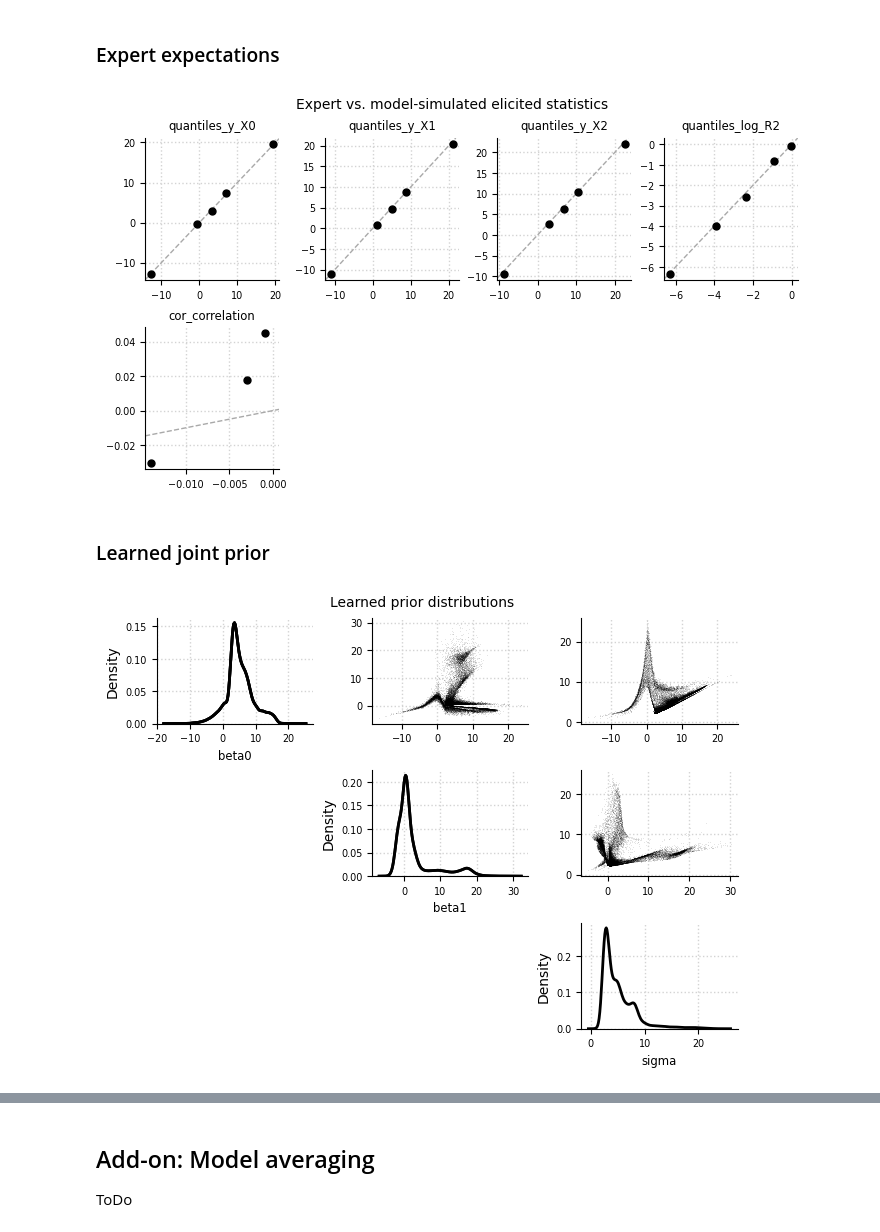
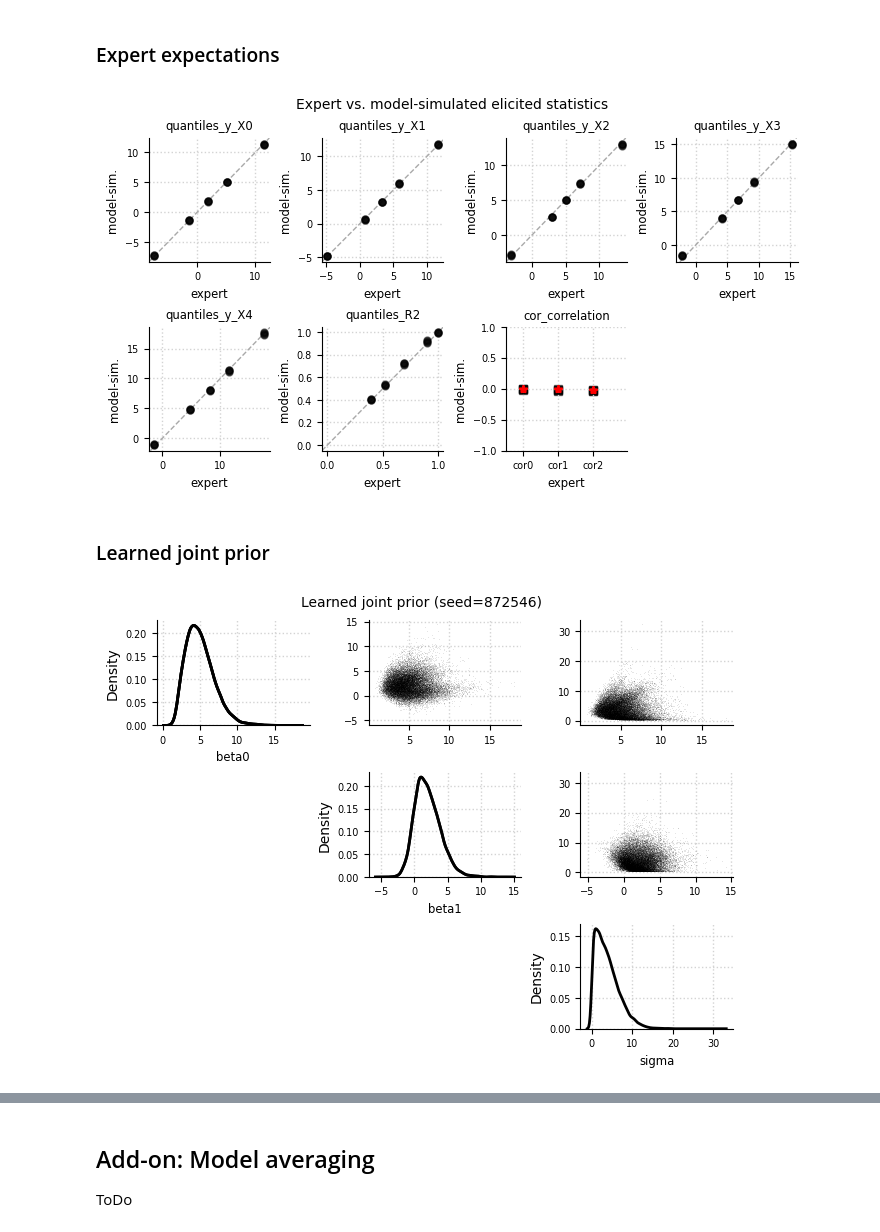
Before and after one commit to florence-bockting/prior_elicitation, a Jupyter notebook: docs/source/tutorials/toymodel_deep.ipynb, the cells around one changed output, grey strips where cells are left out. Drawn from its saved outputs; the diff is of its cells as text; code cells hidden in the pictures.

Commit message:
update deep prior tutorial

```diff
--- a/docs/source/tutorials/toymodel_deep.ipynb
+++ b/docs/source/tutorials/toymodel_deep.ipynb
@@ -115,10 +120,10 @@ targets=[
             query=el.queries.quantiles((.05, .25, .50, .75, .95)),
             loss=el.losses.MMD2(kernel="energy"),
             weight=1.0
-        ) for i in range(3)
+        ) for i in range(5)
         ]+[
         el.target(
-            name="log_R2",
+            name="R2",
             query=el.queries.quantiles((.05, .25, .50, .75, .95)),
             loss=el.losses.MMD2(kernel="energy"),
             weight=1.0
@@ -140,8 +145,8 @@ targets=[
 # specify ground truth
 ground_truth = {
     "beta0": tfd.Normal(loc=5, scale=1),
-    "beta1": tfd.Normal(loc=2, scale=1),
-    "sigma": tfd.HalfNormal(scale=10.0),
+    "beta1": tfd.Normal(loc=2, scale=2),
+    "sigma": tfd.HalfNormal(scale=5.0),
 }
 
 # define oracle
@@ -190,10 +195,7 @@ eliobj = el.Elicit(
     trainer=el.trainer(
         method="deep_prior",
         seed=4,
-        epochs=200
+        epochs=500
     ),
     network=network
 )
-
-# run method
-eliobj.fit()
@@ -203,3 +204,6 @@ ValueError: Loss is NAN. The training process has been stopped.
+# %%
+# run method
+eliobj.fit(parallel=el.utils.parallel(chains=4))
 # %% [markdown]
 ## Results
 ### Convergence
@@ -214,12 +218,12 @@ el.plots.marginals(eliobj, cols=3, figsize=(6,4))
 # %% [markdown]
 ### Expert expectations
 # %%
-el.plots.elicits(eliobj, figsize=(7,4))
+el.plots.elicits(eliobj, cols=4,figsize=(7,4))
 # %% [output]
-[figure, old version]
+[figure, new version]
 # %% [markdown]
 ### Learned joint prior
 # %%
-el.plots.priors(eliobj, constraints=dict(sigma="positive"))
+el.plots.prior_joint(eliobj, idx=2)
 # %% [output]
-[figure, old version]
+[figure, new version]
```
Also changed, not shown: parts of 13 cells of this notebook, 11 other files.
